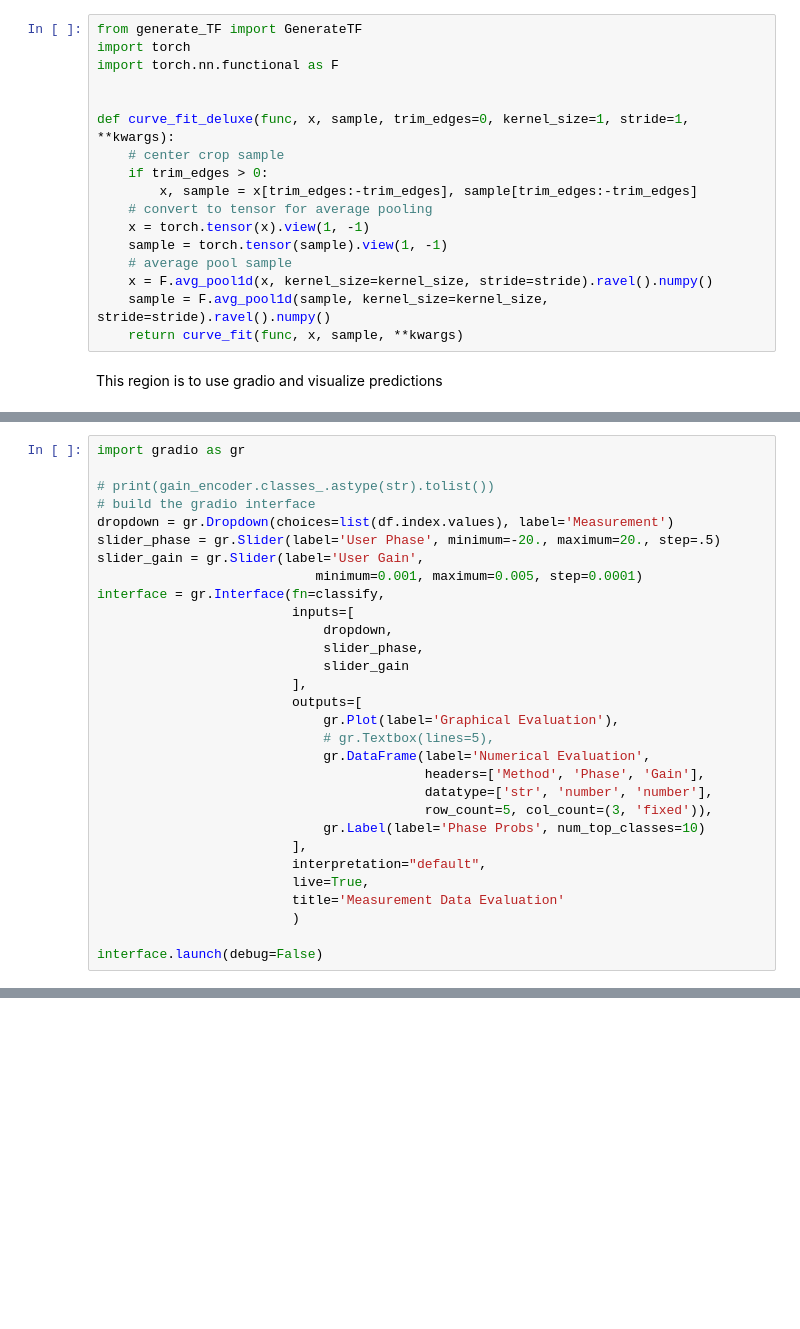
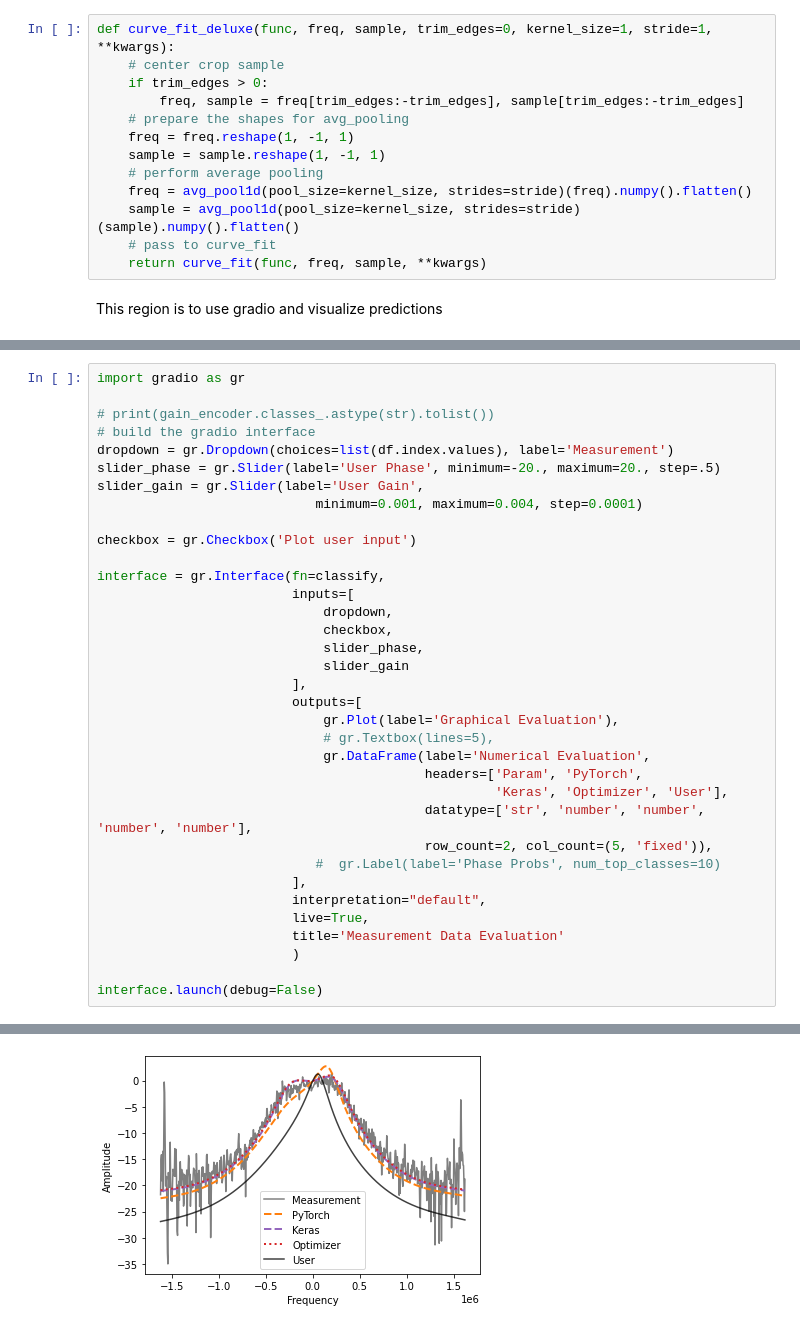
Before and after one commit to kiliakis/ML-LHC-closed-loop, a Jupyter notebook: measurement_demo.ipynb, the cells around one changed output, grey strips where cells are left out. Drawn from its saved outputs; the diff is of its cells as text; blank space fills up the shorter version.

```diff
--- a/measurement_demo.ipynb
+++ b/measurement_demo.ipynb
@@ -196,20 +170,16 @@ model4.load(optimizer=optimizer2, filename='models/gain_classifier_noise0.1-acc9
 # %%
-from generate_TF import GenerateTF
-import torch
-import torch.nn.functional as F
-
-
-def curve_fit_deluxe(func, x, sample, trim_edges=0, kernel_size=1, stride=1, **kwargs):
+def curve_fit_deluxe(func, freq, sample, trim_edges=0, kernel_size=1, stride=1, **kwargs):
     # center crop sample
     if trim_edges > 0:
-        x, sample = x[trim_edges:-trim_edges], sample[trim_edges:-trim_edges]
-    # convert to tensor for average pooling
-    x = torch.tensor(x).view(1, -1)
-    sample = torch.tensor(sample).view(1, -1)
-    # average pool sample
-    x = F.avg_pool1d(x, kernel_size=kernel_size, stride=stride).ravel().numpy()
-    sample = F.avg_pool1d(sample, kernel_size=kernel_size, stride=stride).ravel().numpy()
-    return curve_fit(func, x, sample, **kwargs)
+        freq, sample = freq[trim_edges:-trim_edges], sample[trim_edges:-trim_edges]
+    # prepare the shapes for avg_pooling
+    freq = freq.reshape(1, -1, 1)
+    sample = sample.reshape(1, -1, 1)
+    # perform average pooling
+    freq = avg_pool1d(pool_size=kernel_size, strides=stride)(freq).numpy().flatten()
+    sample = avg_pool1d(pool_size=kernel_size, strides=stride)(sample).numpy().flatten()
+    # pass to curve_fit
+    return curve_fit(func, freq, sample, **kwargs)
 # %% [markdown]
 This region is to use gradio and visualize predictions
 # %%
@@ -308,10 +293,14 @@ import gradio as gr
 dropdown = gr.Dropdown(choices=list(df.index.values), label='Measurement')
 slider_phase = gr.Slider(label='User Phase', minimum=-20., maximum=20., step=.5)
 slider_gain = gr.Slider(label='User Gain',
-                            minimum=0.001, maximum=0.005, step=0.0001)
+                            minimum=0.001, maximum=0.004, step=0.0001)
+
+checkbox = gr.Checkbox('Plot user input')
+
 interface = gr.Interface(fn=classify,
                          inputs=[
                              dropdown,
+                             checkbox,
                              slider_phase,
                              slider_gain
                          ],
@@ -319,10 +308,11 @@ interface = gr.Interface(fn=classify,
                              gr.Plot(label='Graphical Evaluation'),
                              # gr.Textbox(lines=5),
                              gr.DataFrame(label='Numerical Evaluation',
-                                          headers=['Method', 'Phase', 'Gain'],
-                                          datatype=['str', 'number', 'number'],
-                                          row_count=5, col_count=(3, 'fixed')),
-                             gr.Label(label='Phase Probs', num_top_classes=10)
+                                          headers=['Param', 'PyTorch',
+                                                   'Keras', 'Optimizer', 'User'],
+                                          datatype=['str', 'number', 'number', 'number', 'number'],
+                                          row_count=2, col_count=(5, 'fixed')),
+                            #  gr.Label(label='Phase Probs', num_top_classes=10)
                          ],
                          interpretation="default",
                          live=True,
@@ -338,0 +329 @@ To create a public link, set `share=True` in `launch()`.
+[figure, added]
```
Also changed, not shown: parts of 13 cells of this notebook, 2 other files.
